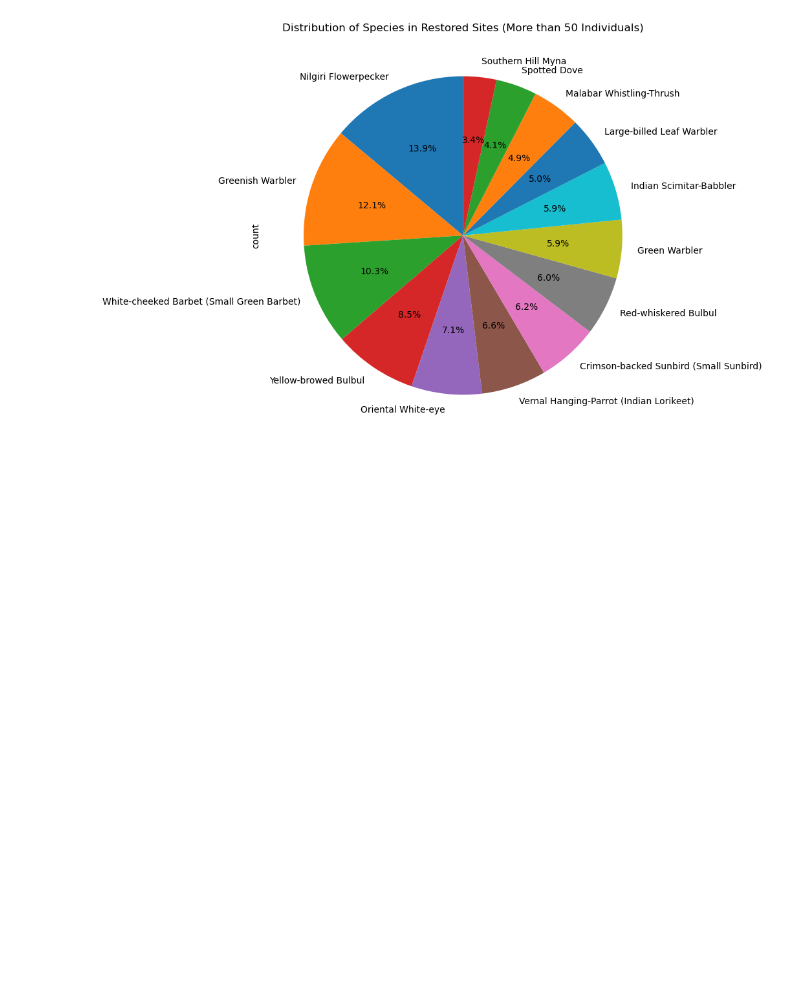
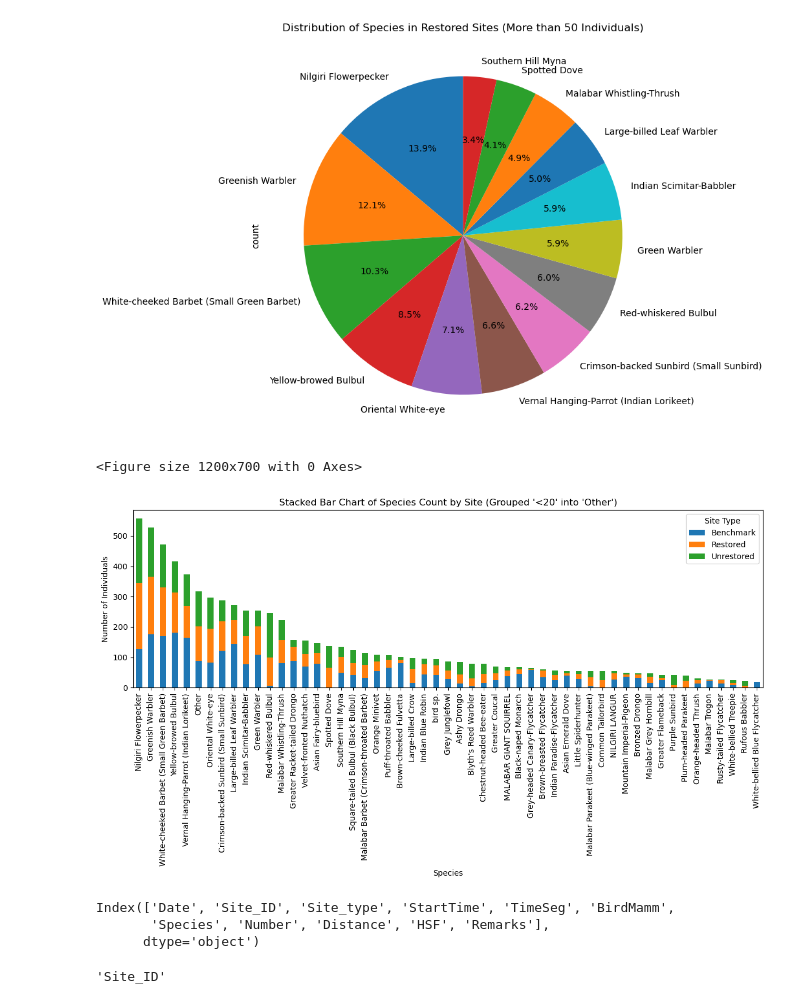
Before and after one commit to enyakemp21/BIO_350, a Jupyter notebook: Final_Project.ipynb, the cells around one changed output. Cells and saved outputs as stored; diff of their text form; code cells hidden in the pictures; blank space fills up the shorter version.

```diff
--- a/Final_Project.ipynb
+++ b/Final_Project.ipynb
@@ -233,3 +233,52 @@ plt.title('Distribution of Species in Restored Sites (More than 50 Individuals)'
 plt.show()
 # %% [output]
 [figure]
+# %%
+# Count species by Site_type (or other grouping variable)
+species_by_site = imported_data.groupby(['Species', 'Site_type']).size().unstack(fill_value=0)
+
+# Collapse species with fewer than 20 individuals across all sites into "Other"
+species_totals = species_by_site.sum(axis=1)
+
+# Keep species with >= 20, group others into "Other"
+species_kept = species_by_site[species_totals >= 20]
+species_other = species_by_site[species_totals < 20].sum().to_frame().T
+species_other.index = ['Other']
+
+# Combine back together
+species_final = pd.concat([species_kept, species_other])
+
+# Sort species by total descending
+species_final = species_final.loc[species_final.sum(axis=1).sort_values(ascending=False).index]
+
+# ---- Plot stacked bar chart ----
+plt.figure(figsize=(12, 7))
+species_final.plot(kind='bar', stacked=True, figsize=(12,7))
+
+plt.xlabel("Species")
+plt.ylabel("Number of Individuals")
+plt.title("Stacked Bar Chart of Species Count by Site (Grouped '<20' into 'Other')")
+plt.legend(title="Site Type")
+plt.tight_layout()
+plt.show()
+# %% [output]
+<Figure size 1200x700 with 0 Axes>
+[figure, added]
+# %%
+imported_data.columns
+# %% [output]
+Index(['Date', 'Site_ID', 'Site_type', 'StartTime', 'TimeSeg', 'BirdMamm',
+       'Species', 'Number', 'Distance', 'HSF', 'Remarks'],
+      dtype='object')
+# %%
+possible_site_cols = ['Site', 'site', 'Site_ID', 'Location', 'Plot', 'Point']
+site_col = None
+
+for col in imported_data.columns:
+    if col in possible_site_cols:
+        site_col = col
+        break
+
+site_col
+# %% [output]
+'Site_ID'
```
Also changed, not shown: parts of 9 cells of this notebook.
